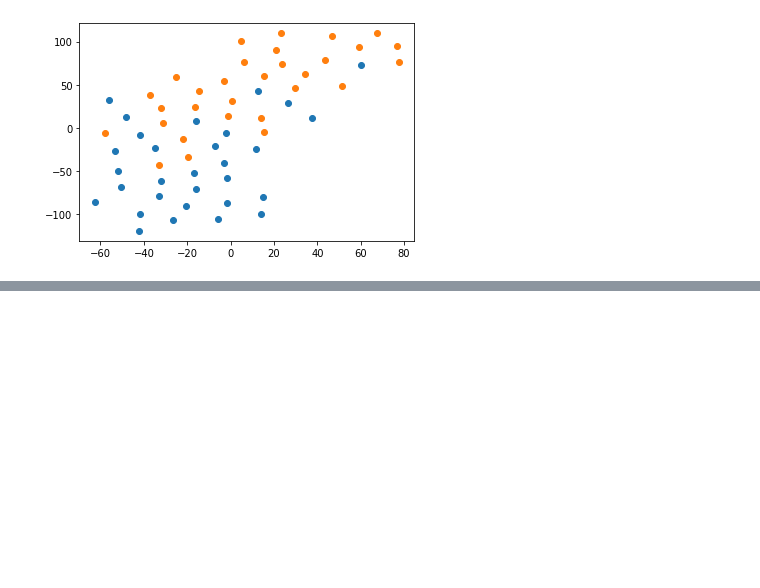
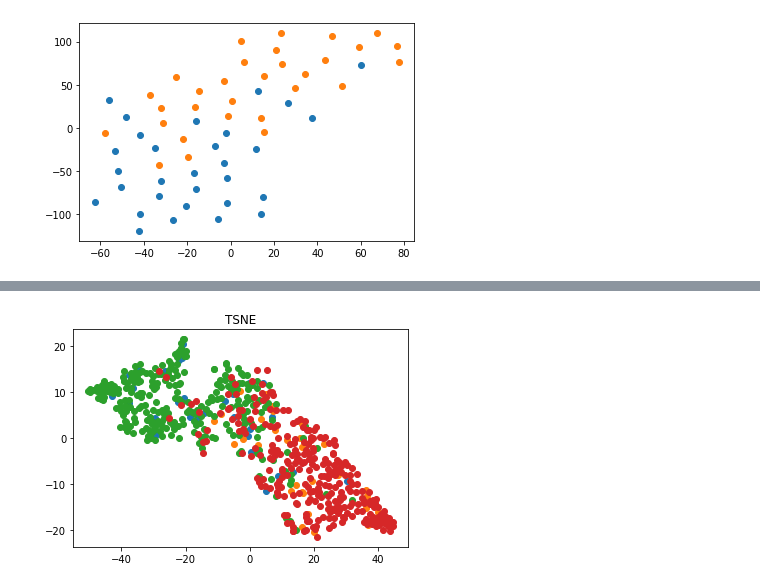
Before and after one commit to MarcelTorne/WEDA_nlp, a Jupyter notebook: TSNE-experiments.ipynb, the cells around one changed output, grey strips where cells are left out. Drawn from its saved outputs; the diff is of its cells as text; code cells hidden in the pictures; blank space fills up the shorter version.

```diff
--- a/TSNE-experiments.ipynb
+++ b/TSNE-experiments.ipynb
@@ -273,0 +268,9 @@ plt.show()
+# %%
+plt.title("TSNE")
+plt.scatter(combined_tsne[:nb_points,0], combined_tsne[:nb_points,1])
+plt.scatter(combined_tsne[nb_points:nb_points*2,0], combined_tsne[nb_points:nb_points*2,1])
+plt.scatter(combined_tsne[nb_points*2:nb_points*(n_aug+2),0], combined_tsne[nb_points*2:nb_points*(n_aug+2),1])
+plt.scatter(combined_tsne[nb_points*(n_aug+2):,0], combined_tsne[nb_points*(n_aug+2):,1])
+plt.show()
+# %% [output]
+[figure, added]
```
Also changed, not shown: parts of 15 cells of this notebook, 1 other file.
